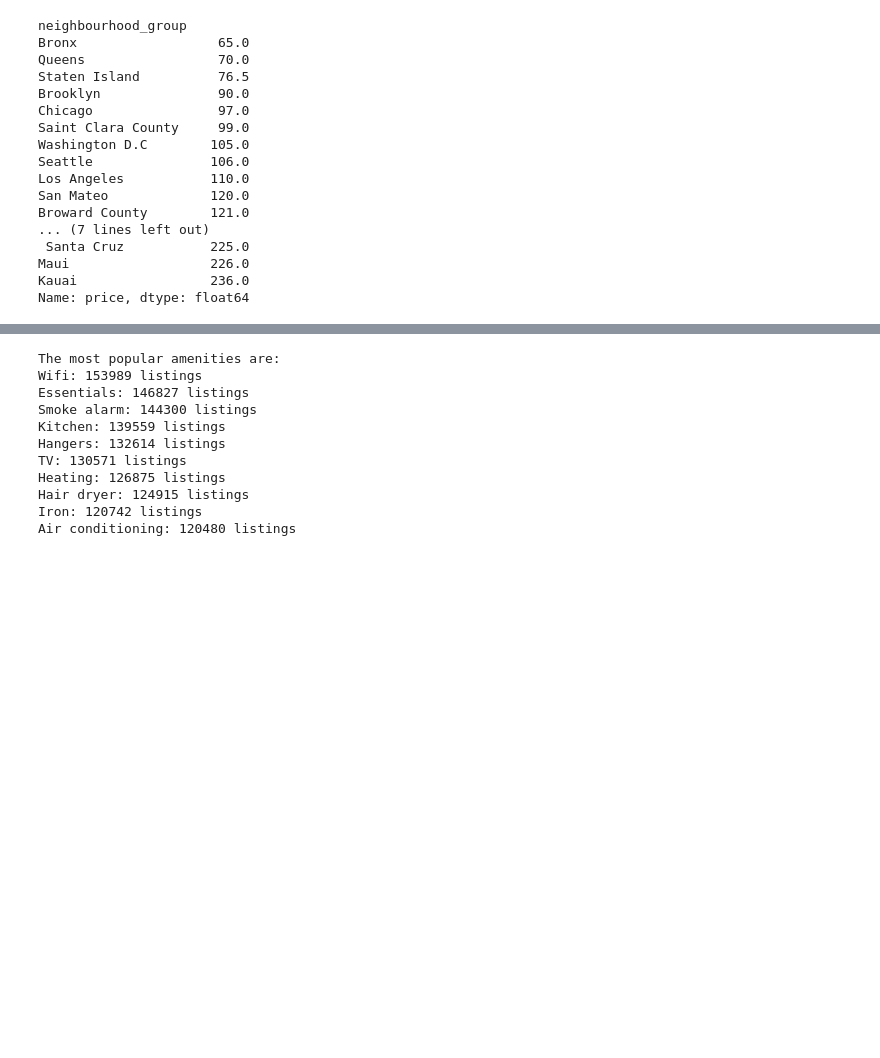
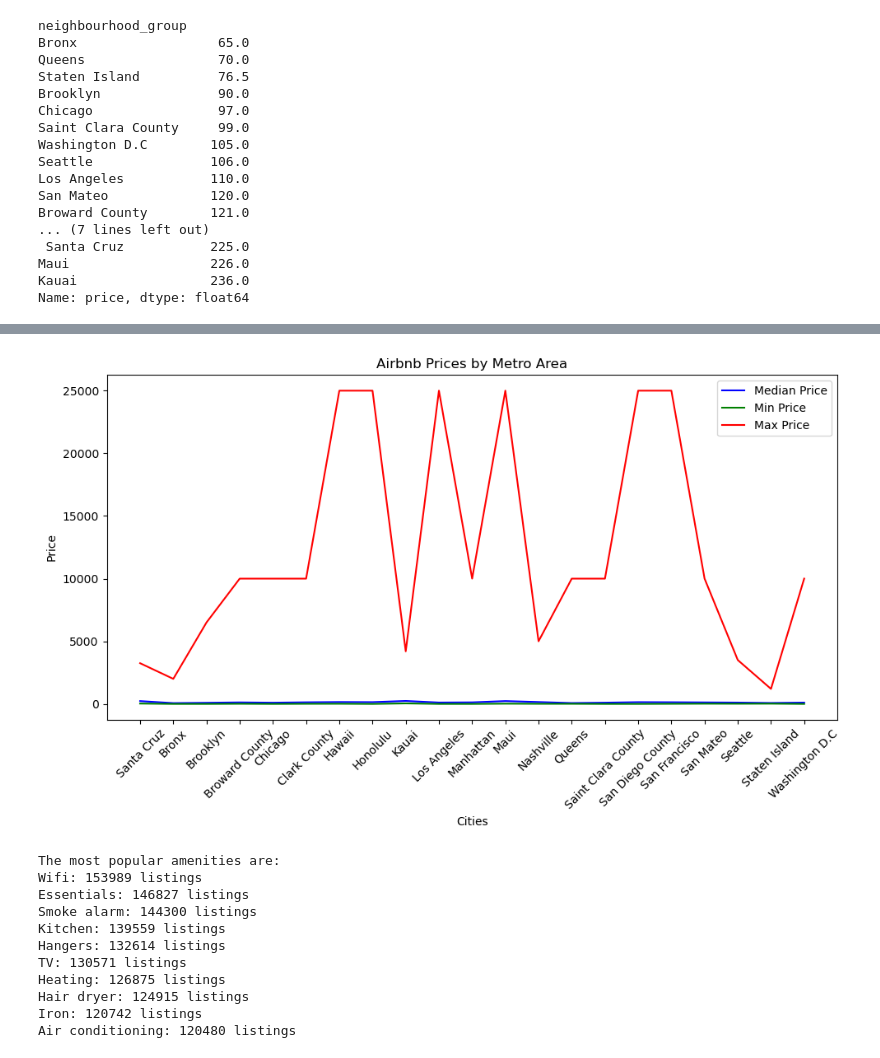
Before and after one commit to hmk81996/data_class_project_1, a Jupyter notebook: airbnb_cost_growth_exploration.ipynb, the cells around one changed output, grey strips where cells are left out. Saved outputs shown, nothing was run; the diff lists cells and outputs as text; code cells hidden in the pictures; blank space fills up the shorter version.

Commit message:
created line graph and output data folder

```diff
--- a/airbnb_cost_growth_exploration.ipynb
+++ b/airbnb_cost_growth_exploration.ipynb
@@ -91,0 +138,16 @@ Name: price, dtype: float64
+# %%
+# Create a data frame showing mean, min, max for each city
+# Group by 'neighbourhood_group' and calculate mean, min, and max prices
+metro_price_stats = airbnb_df.groupby('neighbourhood_group')['price'].agg(['median', 'min', 'max']).round(2)
+
+# Reset the index to turn the grouped index into a column
+metro_price_stats = metro_price_stats.reset_index()
+
+# Rename the columns for clarity
+metro_price_stats.columns = ['Metro Area', 'Median Price', 'Min Price', 'Max Price']
+
+# Sort values by mean
+# metro_price_stats = metro_price_stats.sort_values(by='Median Price', ascending=True)
+
+# Display the resulting DataFrame
+print(metro_price_stats)
@@ -92,3 +172,33 @@ Name: price, dtype: float64
+# %%
+# create line graphs showing mean, min, and max prices for each city
+
+# Extract the cities and corresponding prices
+cities = metro_price_stats['Metro Area']
+median_prices = metro_price_stats['Median Price']
+min_prices = metro_price_stats['Min Price']
+max_prices = metro_price_stats['Max Price']
+
+# Create line plots
+plt.figure(figsize=(10, 6))
+plt.plot(cities, median_prices, color="blue", label="Median Price")
+plt.plot(cities, min_prices, color="green", label="Min Price")
+plt.plot(cities, max_prices, color="red", label="Max Price")
+
+# Add titles and labels
+plt.title("Airbnb Prices by Metro Area")
+plt.xlabel("Cities")
+plt.ylabel("Price")
+plt.xticks(rotation=45)
+plt.legend()
+plt.tight_layout()
+
+# Save plot as image file
+plt.savefig("output_data/Fig1.png")
+
+# Show the plot
+plt.show()
+# %% [output]
+[figure, added]
 # %%
 import re
 import json
```
Also changed, not shown: parts of 9 cells of this notebook, 5 other files.
